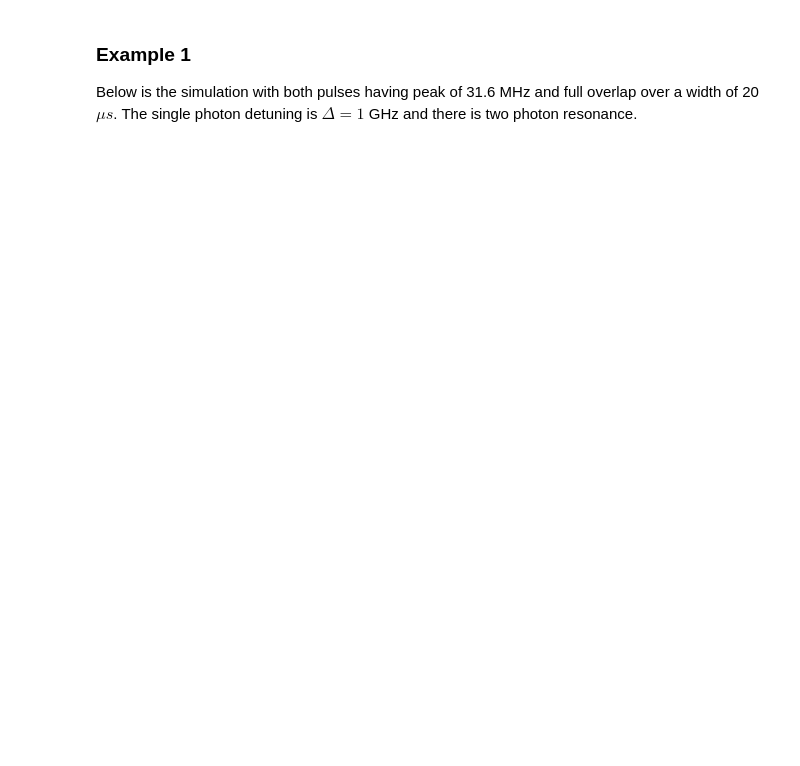
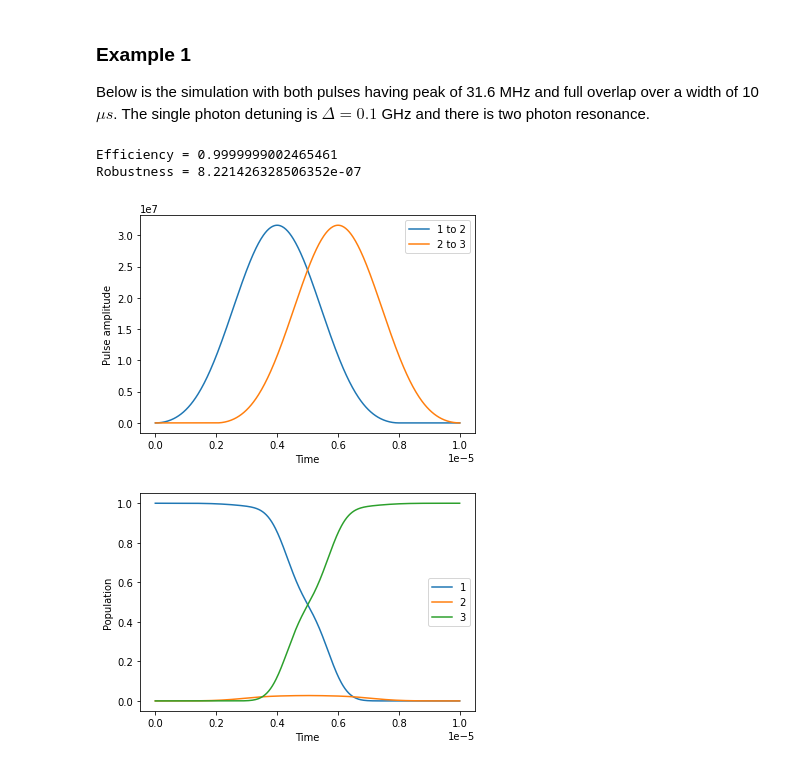
Before and after one commit to mahadevans2432/Quantum-Optics, a Jupyter notebook: STIRAP-nlevel.ipynb, the cells around one changed output. Saved outputs shown, nothing was run; the diff lists cells and outputs as text; code cells hidden in the pictures; blank space fills up the shorter version.

```diff
--- a/STIRAP-nlevel.ipynb
+++ b/STIRAP-nlevel.ipynb
@@ -107,8 +140,18 @@ class N_STIRAP():
 # %% [markdown]
 ### Example 1
-Below is the simulation with both pulses having peak of 31.6 MHz and full overlap over a width of 20 $\mu s$. The single photon detuning is $\Delta = 1$ GHz and there is two photon resonance.
+Below is the simulation with both pulses having peak of 31.6 MHz and full overlap over a width of 10 $\mu s$. The single photon detuning is $\Delta = 0.1$ GHz and there is two photon resonance.
 # %%
 #Taking both as 31.6 MHz we can get effective rabi of approx 0.5 MHz with 1 GHz detuning
 h = 6.626*(10**(-34))
 hfs = 6.834673617*(10**9)
 F_3 = 3.845*(10**14)
+# %%
+try_1 = N_STIRAP(n=3,Omega=[31.6*10**6,31.6*10**6],E=[0,hfs,F_3],T=10**(-5),t=[0,0.2],W=[0.8,0.8],Delta=[10**8,0],Gamma=[0,0],nsteps=500)
+print("Efficiency = "+str(try_1.efficiency()))
+print("Robustness = "+str(try_1.robustness()))
+try_1.plot()
+# %% [output]
+Efficiency = 0.9999999002465461
+Robustness = 8.221426328506352e-07
+[figure, added]
+[figure, added]
```
Also changed, not shown: parts of 12 cells of this notebook, 1 other file.
